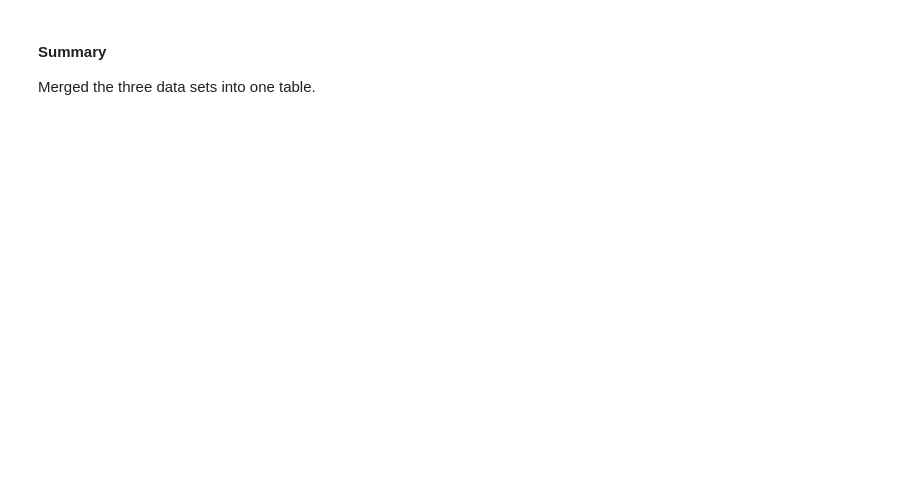
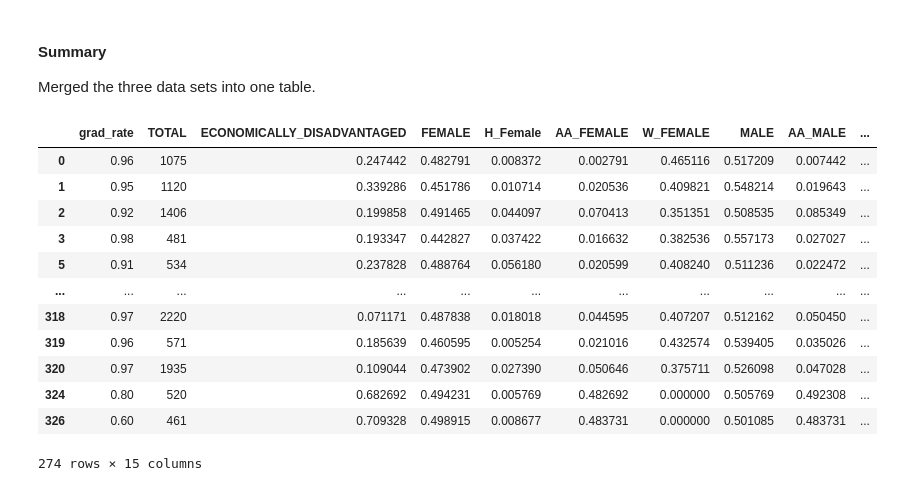
Before and after one commit to mf11y/Tennessee_Graduation_Rates, a Jupyter notebook: Graduation Rates in TN - Data Wrangling.ipynb, the cells around one changed output. Drawn from its saved outputs; the diff is of its cells as text; code cells hidden in the pictures; blank space fills up the shorter version.

Commit message:
EDA init
Also removed outliers in data wrangling file. and changed column names to simpler ones.

```diff
--- a/Graduation Rates in TN - Data Wrangling.ipynb
+++ b/Graduation Rates in TN - Data Wrangling.ipynb
@@ -257,3 +234,7 @@ Index(['ECONOMICALLY_DISADVANTAGED', 'FEMALE', 'HISPANIC_FEMALE',
+# %%
+demo.drop(columns=['ASIAN', 'ASIAN_MALE', 'ASIAN_FEMALE','STUDENTS_WITH_DISABILITIES', 'NATIVE_AMERICAN',
+       'HAWAIIAN_PACISLD', 'HAWAIIAN_PACISLD_FEMALE', 'HAWAIIAN_PACISLD_MALE',
+       'NATIVE_AMERICAN_FEMALE', 'NATIVE_AMERICAN_MALE'],inplace=True)
 # %%
 demo.info()
 # %% [output]
@@ -418,3 +394,17 @@ grad_demo_fin.to_csv('./data/grad_demo_fin.csv')
+# %%
+grad_demo_fin.drop(columns=['SCHOOL_ID', 'DISTRICT_ID'], inplace=True)
 # %% [markdown]
 #### Summary
 Merged the three data sets into one table.
+# %%
+grad_demo_fin.rename(columns={'HISPANIC_FEMALE': 'H_Female',
+                             'AFRICAN_AMERICAN_FEMALE':'AA_FEMALE',
+                             'WHITE_FEMALE':'W_FEMALE',
+                             'AFRICAN_AMERICAN_MALE': 'AA_MALE',
+                             'WHITE_MALE': 'W_MALE',
+                             'HISPANIC_MALE': 'H_MALE',
+                             'AFRICAN_AMERICAN': 'AA',
+                             'HISPANIC': 'H',
+                             'WHITE': 'W'}, inplace = True)
+# %%
+grad_demo_fin = grad_demo_fin.loc[grad_demo_fin[(np.abs(stats.zscore(grad_demo_fin)) < 2.5).all(axis=1)].index]
@@ -420,0 +413,16 @@ Merged the three data sets into one table.
+# %%
+grad_demo_fin
+# %% [output]
+|  | grad_rate | TOTAL | ECONOMICALLY_DISADVANTAGED | FEMALE | H_Female | AA_FEMALE | W_FEMALE | MALE | AA_MALE | ... |
+| 0 | 0.96 | 1075 | 0.247442 | 0.482791 | 0.008372 | 0.002791 | 0.465116 | 0.517209 | 0.007442 | ... |
+| 1 | 0.95 | 1120 | 0.339286 | 0.451786 | 0.010714 | 0.020536 | 0.409821 | 0.548214 | 0.019643 | ... |
+| 2 | 0.92 | 1406 | 0.199858 | 0.491465 | 0.044097 | 0.070413 | 0.351351 | 0.508535 | 0.085349 | ... |
+| 3 | 0.98 | 481 | 0.193347 | 0.442827 | 0.037422 | 0.016632 | 0.382536 | 0.557173 | 0.027027 | ... |
+| 5 | 0.91 | 534 | 0.237828 | 0.488764 | 0.056180 | 0.020599 | 0.408240 | 0.511236 | 0.022472 | ... |
+| ... | ... | ... | ... | ... | ... | ... | ... | ... | ... | ... |
+| 318 | 0.97 | 2220 | 0.071171 | 0.487838 | 0.018018 | 0.044595 | 0.407207 | 0.512162 | 0.050450 | ... |
+| 319 | 0.96 | 571 | 0.185639 | 0.460595 | 0.005254 | 0.021016 | 0.432574 | 0.539405 | 0.035026 | ... |
+| 320 | 0.97 | 1935 | 0.109044 | 0.473902 | 0.027390 | 0.050646 | 0.375711 | 0.526098 | 0.047028 | ... |
+| 324 | 0.80 | 520 | 0.682692 | 0.494231 | 0.005769 | 0.482692 | 0.000000 | 0.505769 | 0.492308 | ... |
+| 326 | 0.60 | 461 | 0.709328 | 0.498915 | 0.008677 | 0.483731 | 0.000000 | 0.501085 | 0.483731 | ... |
+274 rows × 15 columns
```
Also changed, not shown: parts of 11 cells of this notebook, 4 other files.
